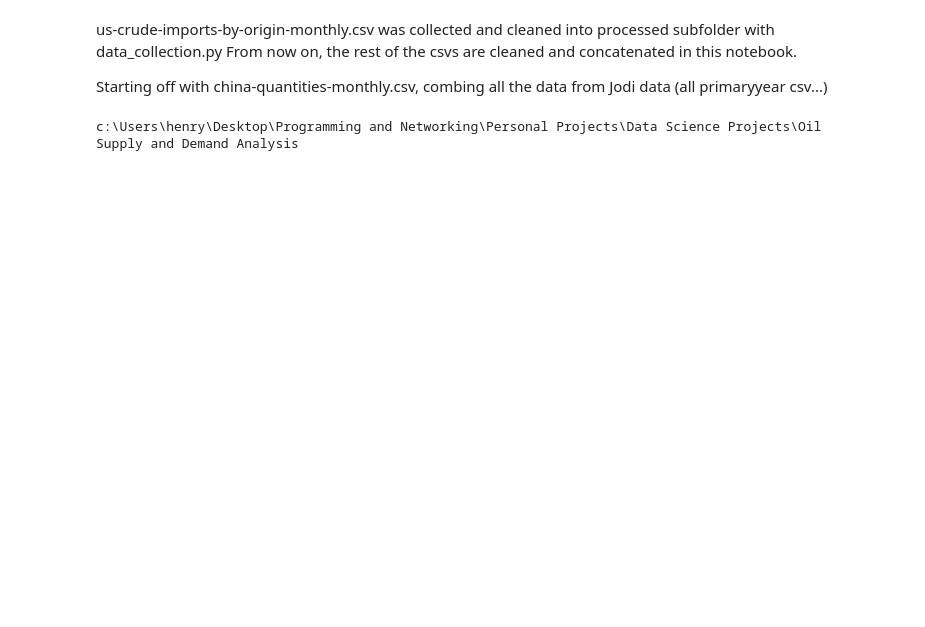
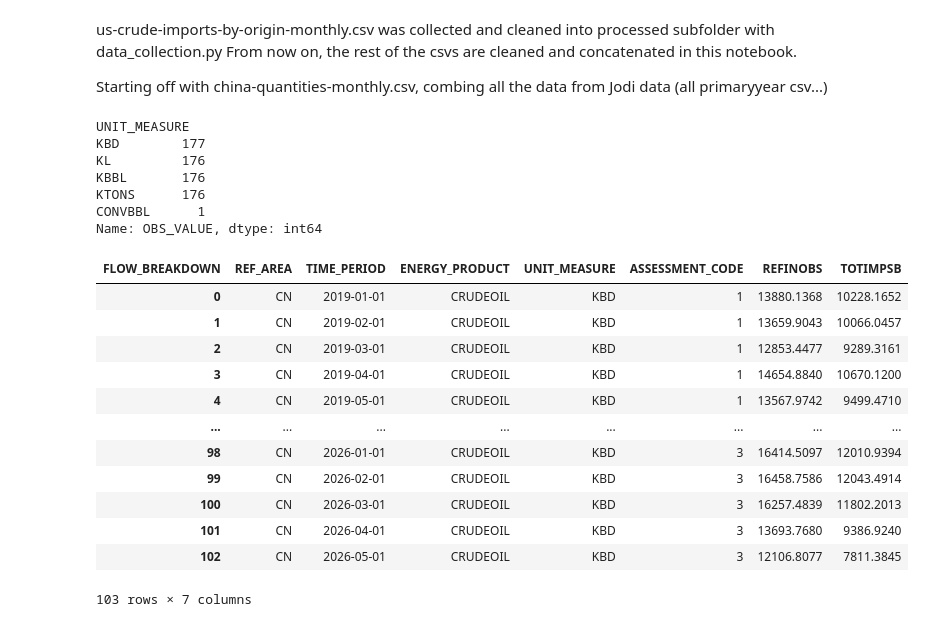
Before and after one commit to chaboihenry/oil-research, a Jupyter notebook: src/data_cleaning.ipynb, the cells around one changed output. Cells and saved outputs as stored; diff of their text form; code cells hidden in the pictures; blank space fills up the shorter version.

```diff
--- a/src/data_cleaning.ipynb
+++ b/src/data_cleaning.ipynb
@@ -5,10 +5,56 @@ From now on, the rest of the csvs are cleaned and concatenated in this notebook.
 Starting off with china-quantities-monthly.csv, combing all the data from Jodi data (all primaryyear csv...)
 # %%
 import pandas as pd
-import numpy as pd
+import numpy as np
 from pathlib import Path
 
 ROOT_DIR = Path.cwd().parent
-print(ROOT_DIR)
+JODI_DIR = ROOT_DIR / 'data' / 'raw' / 'quantities-china' / 'jodi_data'
+
+# loading all the jodi primary files
+df_2019 = pd.read_csv(JODI_DIR / 'jodi_primaryyear_2019.csv')
+df_2020 = pd.read_csv(JODI_DIR / 'jodi_primaryyear_2020.csv')
+df_2021 = pd.read_csv(JODI_DIR / 'jodi_primaryyear_2021.csv')
+df_2022 = pd.read_csv(JODI_DIR / 'jodi_primaryyear_2022.csv')
+df_2023 = pd.read_csv(JODI_DIR / 'jodi_primaryyear_2023.csv')
+df_2024 = pd.read_csv(JODI_DIR / 'jodi_primaryyear_2024.csv')
+df_2025 = pd.read_csv(JODI_DIR / 'jodi_primaryyear_2025.csv')
+df_2026 = pd.read_csv(JODI_DIR / 'jodi_primaryyear_2026.csv')
+
+jodi_df = pd.concat([df_2019, df_2020, df_2021, df_2022, df_2023, df_2024, df_2025, df_2026], ignore_index=True)
+jodi_df['OBS_VALUE'] = jodi_df['OBS_VALUE'].replace(['-', 'x', '..'], np.nan)
+jodi_df['OBS_VALUE'] = jodi_df['OBS_VALUE'].astype('float64')
+jodi_df['TIME_PERIOD'] = pd.to_datetime(jodi_df['TIME_PERIOD'])
+mask = (jodi_df['REF_AREA'] == "CN") & (jodi_df['ENERGY_PRODUCT'] == "CRUDEOIL") & (jodi_df['FLOW_BREAKDOWN'].isin(["TOTIMPSB", "REFINOBS"]))
+quant_china_df = jodi_df[mask]
+quant_china_df.groupby('UNIT_MEASURE')['OBS_VALUE'].nunique().sort_values(ascending=False) # kbd has the most unique values
+mask2 = (quant_china_df['UNIT_MEASURE'] == "KBD")
+quant_china_df = quant_china_df[mask2]
+quant_china_df = quant_china_df.pivot_table(
+    index = ['REF_AREA', 'TIME_PERIOD', 'ENERGY_PRODUCT', 'UNIT_MEASURE', 'ASSESSMENT_CODE'],
+    columns='FLOW_BREAKDOWN',
+    values='OBS_VALUE',
+    aggfunc='first'
+).reset_index()
+quant_china_df
 # %% [output]
-c:\Users\henry\Desktop\Programming and Networking\Personal Projects\Data Science Projects\Oil Supply and Demand Analysis
+UNIT_MEASURE
+KBD        177
+KL         176
+KBBL       176
+KTONS      176
+CONVBBL      1
+Name: OBS_VALUE, dtype: int64
+| FLOW_BREAKDOWN | REF_AREA | TIME_PERIOD | ENERGY_PRODUCT | UNIT_MEASURE | ASSESSMENT_CODE | REFINOBS | TOTIMPSB |
+| 0 | CN | 2019-01-01 | CRUDEOIL | KBD | 1 | 13880.1368 | 10228.1652 |
+| 1 | CN | 2019-02-01 | CRUDEOIL | KBD | 1 | 13659.9043 | 10066.0457 |
+| 2 | CN | 2019-03-01 | CRUDEOIL | KBD | 1 | 12853.4477 | 9289.3161 |
+| 3 | CN | 2019-04-01 | CRUDEOIL | KBD | 1 | 14654.8840 | 10670.1200 |
+| 4 | CN | 2019-05-01 | CRUDEOIL | KBD | 1 | 13567.9742 | 9499.4710 |
+| ... | ... | ... | ... | ... | ... | ... | ... |
+| 98 | CN | 2026-01-01 | CRUDEOIL | KBD | 3 | 16414.5097 | 12010.9394 |
+| 99 | CN | 2026-02-01 | CRUDEOIL | KBD | 3 | 16458.7586 | 12043.4914 |
+| 100 | CN | 2026-03-01 | CRUDEOIL | KBD | 3 | 16257.4839 | 11802.2013 |
+| 101 | CN | 2026-04-01 | CRUDEOIL | KBD | 3 | 13693.7680 | 9386.9240 |
+| 102 | CN | 2026-05-01 | CRUDEOIL | KBD | 3 | 12106.8077 | 7811.3845 |
+103 rows × 7 columns
```
Also changed, not shown: parts of 2 cells of this notebook, 1 other file.
